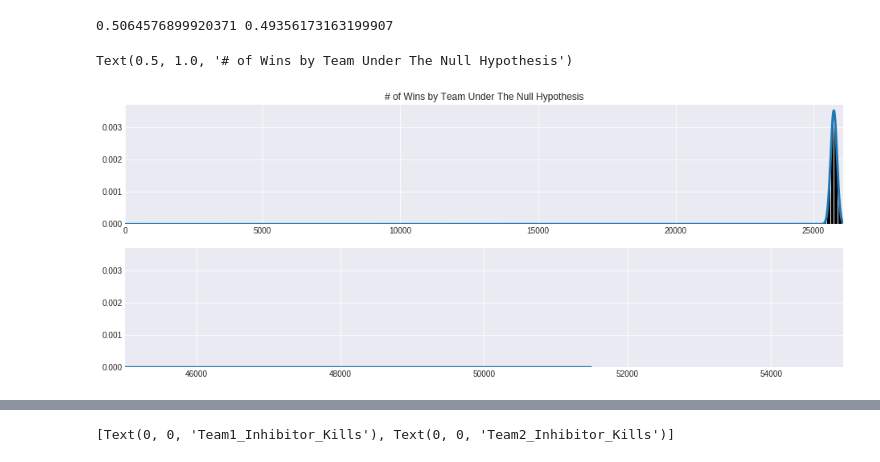
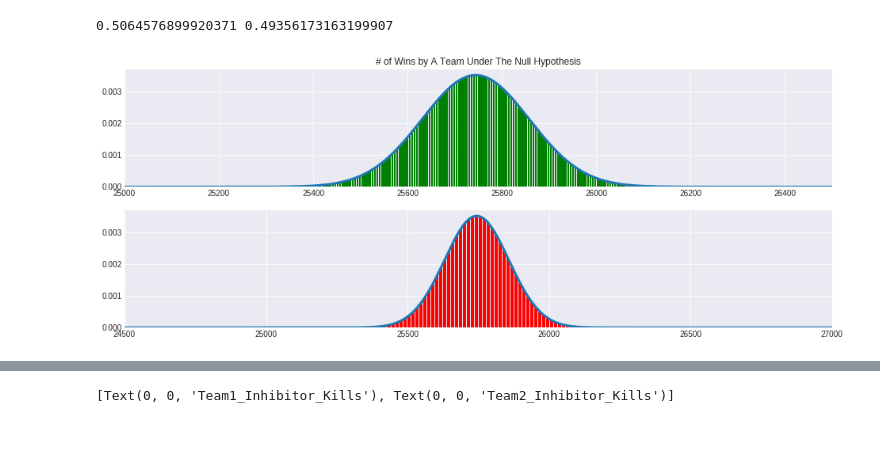
Before and after one commit to ehi58/League_of_Legends, a Jupyter notebook: League_of_Legends.ipynb, the cells around one changed output, grey strips where cells are left out. Drawn from its saved outputs; the diff is of its cells as text; code cells hidden in the pictures; blank space fills up the shorter version.

```diff
--- a/League_of_Legends.ipynb
+++ b/League_of_Legends.ipynb
@@ -438,18 +571,18 @@ x = np.linspace(0, 51489, num=51000)
 # %%
 fig, axs = plt.subplots(2, figsize=(16, 6))
 bar_sizes = [binomial.pmf(i) for i in range(51489)]
-bars = axs[0].bar(range(51489), bar_sizes, color="black", align="center")
+bars = axs[0].bar(range(51489), bar_sizes, color="green", align="center")
 axs[0].plot(x, normal_approx.pdf(x), linewidth=3)
-axs[0].set_xlim(0, 26077)
+axs[0].set_xlim(25000, 26500)
 
-bars = axs[1].bar(range(51489), bar_sizes, color="grey", align="center")
+bars = axs[1].bar(range(51489), bar_sizes, color="red", align="center")
 axs[1].plot(x, normal_approx.pdf(x), linewidth=3)
-axs[1].set_xlim(45000, 55000)
+axs[1].set_xlim(24500, 27000)
 
 axs[0].set_title("# of Wins by A Team Under The Null Hypothesis")
+plt.savefig('Normal_Distribution.png')
 # %% [output]
-Text(0.5, 1.0, '# of Wins by Team Under The Null Hypothesis')
-[figure, old version]
+[figure, new version]
 # %%
 team1_wins = dfr['winner'] < 2
 team2_wins = dfr['winner'] > 1
```
Also changed, not shown: parts of 89 cells of this notebook.
